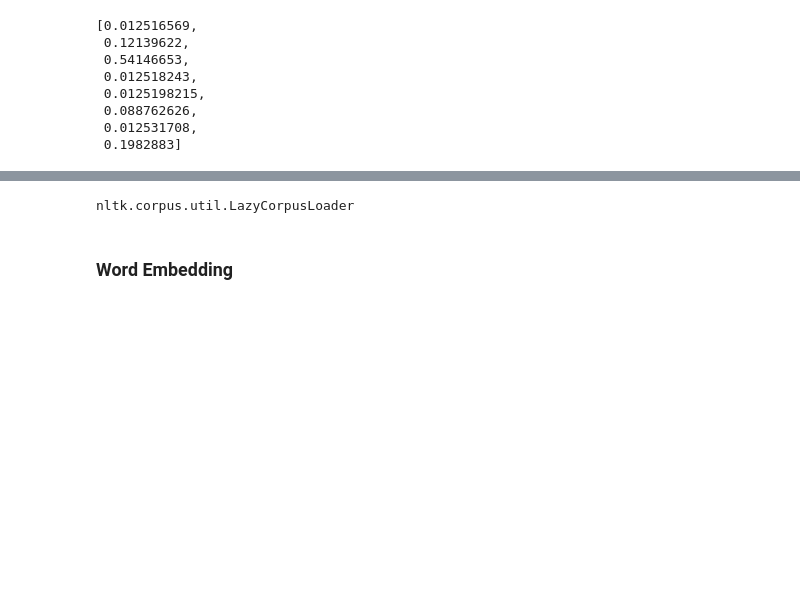
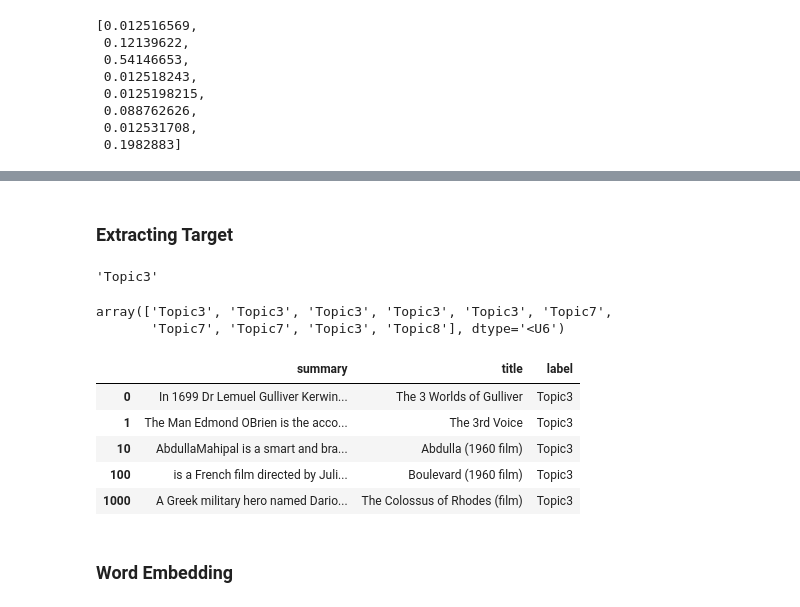
Before and after one commit to ZMBailey/movie_theme, a Jupyter notebook: models.ipynb, the cells around one changed output, grey strips where cells are left out. Saved outputs shown, nothing was run; the diff lists cells and outputs as text; code cells hidden in the pictures; blank space fills up the shorter version.

Commit message:
make first classifier using labels from LDA

```diff
--- a/models.ipynb
+++ b/models.ipynb
@@ -200,6 +187,28 @@ lda_model.show_topic(3)
-# %%
-lda_model[]
-# %% [output]
-nltk.corpus.util.LazyCorpusLoader
+# %%
+topic = train_vecs[0].index(max(train_vecs[0]))
+# %% [markdown]
+### Extracting Target
+# %%
+topic_names = ['Topic1','Topic2','Topic3','Topic4','Topic5','Topic6','Topic7','Topic8']
+topic_names[topic]
+# %% [output]
+'Topic3'
+# %%
+topic_nums = [vec.index(max(vec)) for vec in train_vecs]
+topics = np.array([topic_names[topic] for topic in topic_nums])
+topics[:10]
+# %% [output]
+array(['Topic3', 'Topic3', 'Topic3', 'Topic3', 'Topic3', 'Topic7',
+       'Topic7', 'Topic7', 'Topic3', 'Topic8'], dtype='<U6')
+# %%
+movies['label'] = topics
+movies.head()
+# %% [output]
+|  | summary | title | label |
+| 0 | In 1699 Dr Lemuel Gulliver Kerwin... | The 3 Worlds of Gulliver | Topic3 |
+| 1 | The Man Edmond OBrien is the acco... | The 3rd Voice | Topic3 |
+| 10 | AbdullaMahipal is a smart and bra... | Abdulla (1960 film) | Topic3 |
+| 100 | is a French film directed by Juli... | Boulevard (1960 film) | Topic3 |
+| 1000 | A Greek military hero named Dario... | The Colossus of Rhodes (film) | Topic3 |
 # %% [markdown]
 ### Word Embedding
```
Also changed, not shown: parts of 9 cells of this notebook.
